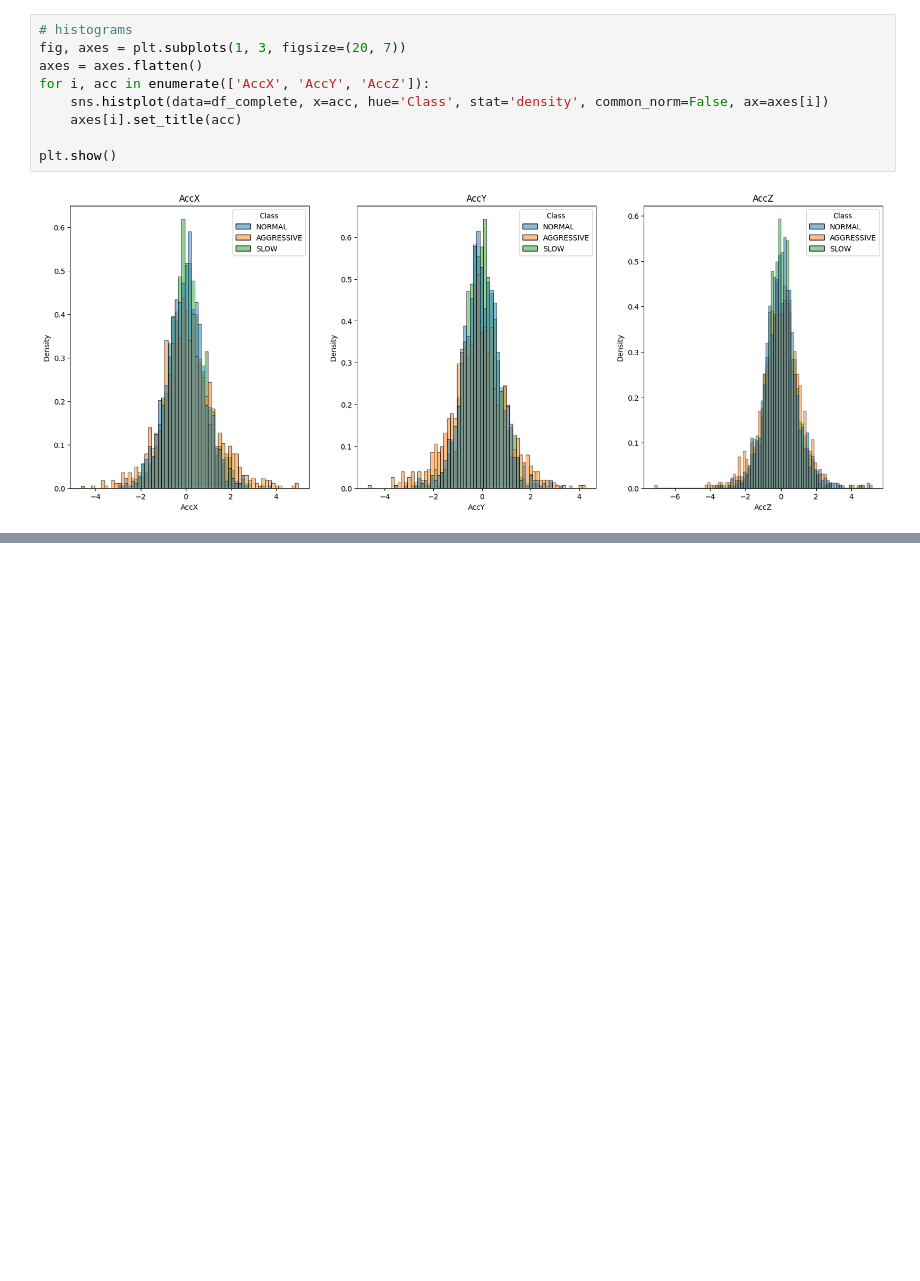
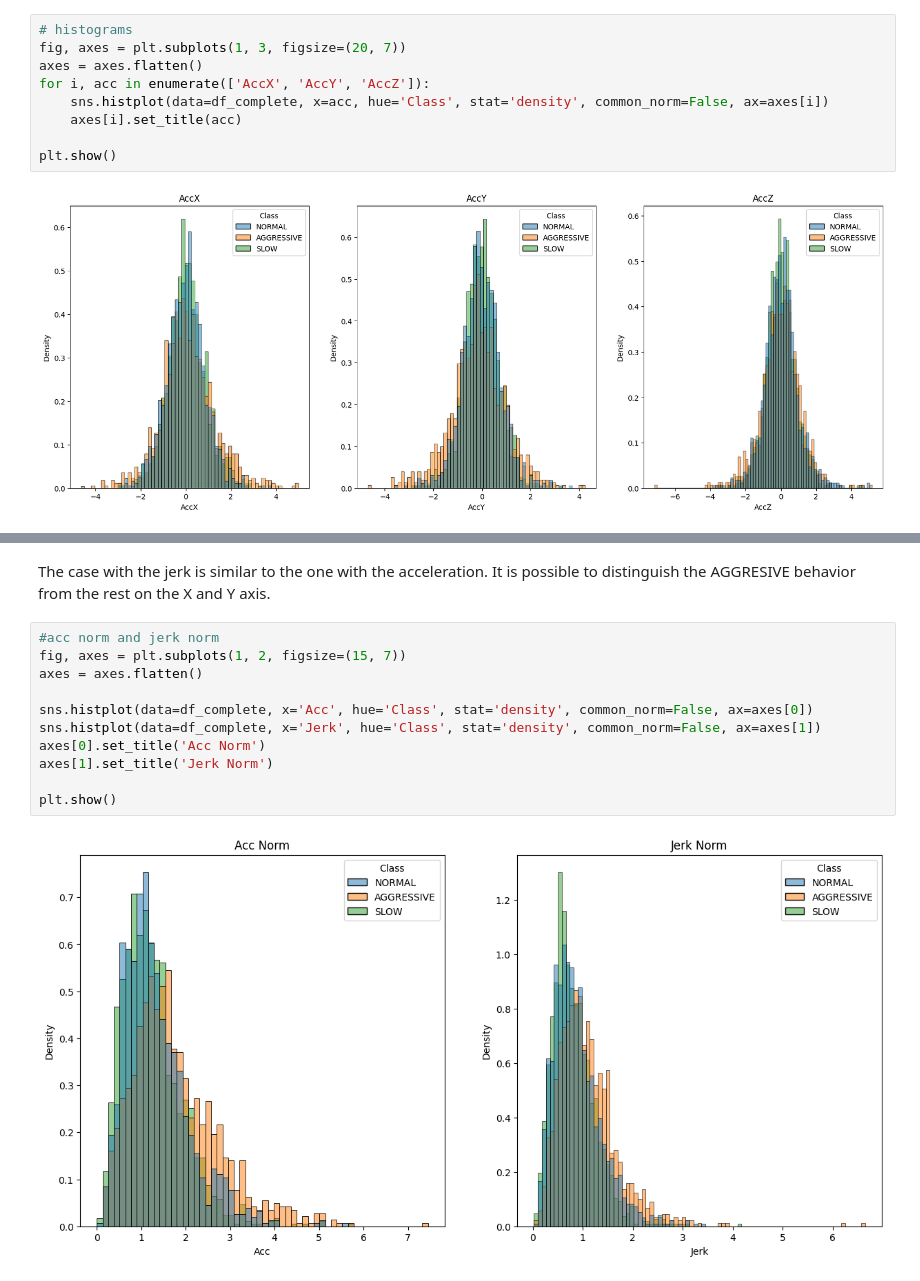
Before and after one commit to aurvantGitHub/driving_behavior, a Jupyter notebook: main.ipynb, the cells around one changed output, grey strips where cells are left out. Drawn from its saved outputs; the diff is of its cells as text; blank space fills up the shorter version.

```diff
--- a/main.ipynb
+++ b/main.ipynb
@@ -456,0 +468,15 @@ enumerate(['AccX', 'AccY', 'AccZ'])
+# %% [markdown]
+The case with the jerk is similar to the one with the acceleration. It is possible to distinguish the AGGRESIVE behavior from the rest on the X and Y axis.
+# %%
+#acc norm and jerk norm
+fig, axes = plt.subplots(1, 2, figsize=(15, 7))
+axes = axes.flatten()
+
+sns.histplot(data=df_complete, x='Acc', hue='Class', stat='density', common_norm=False, ax=axes[0])
+sns.histplot(data=df_complete, x='Jerk', hue='Class', stat='density', common_norm=False, ax=axes[1])
+axes[0].set_title('Acc Norm')
+axes[1].set_title('Jerk Norm')
+
+plt.show()
+# %% [output]
+[figure, added]
```
Also changed, not shown: parts of 3 cells of this notebook.
